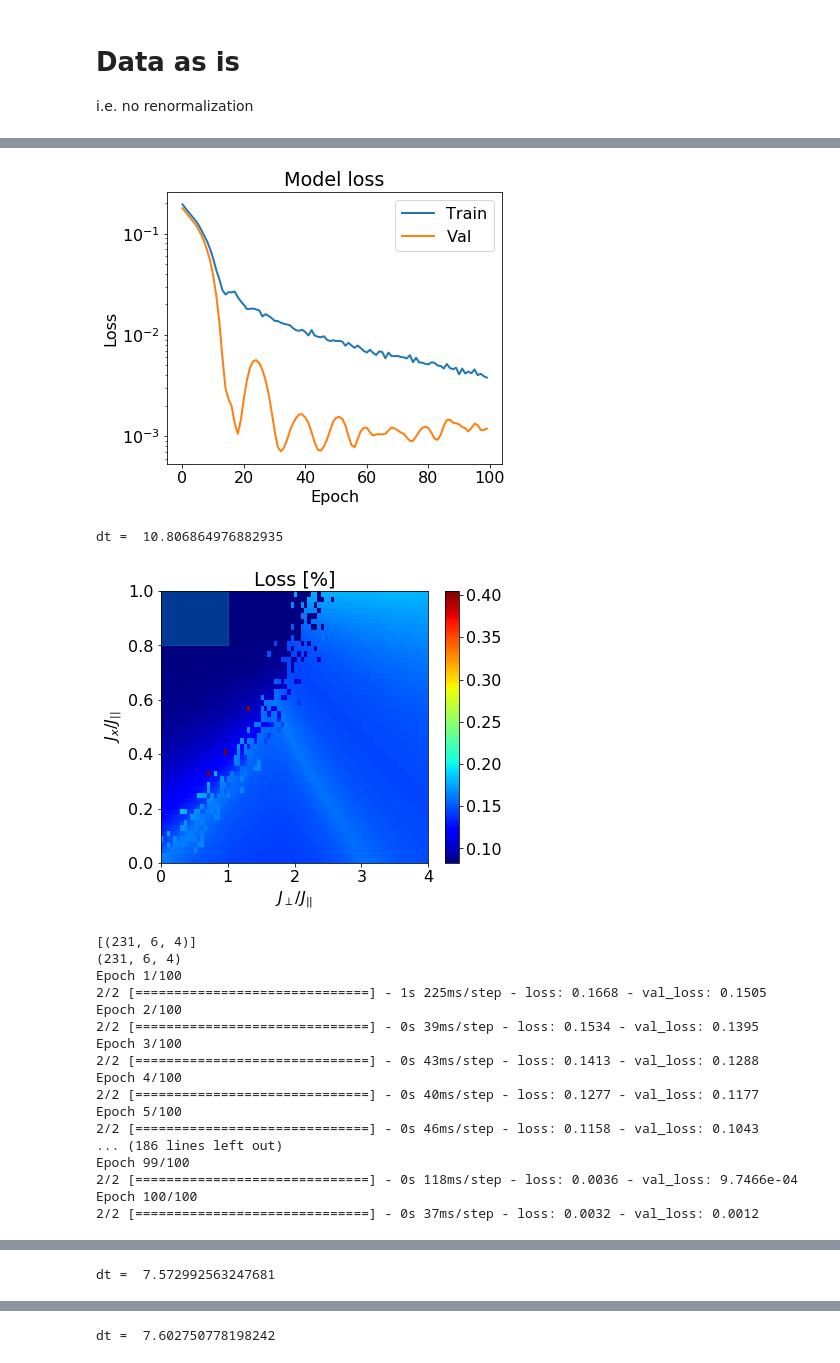
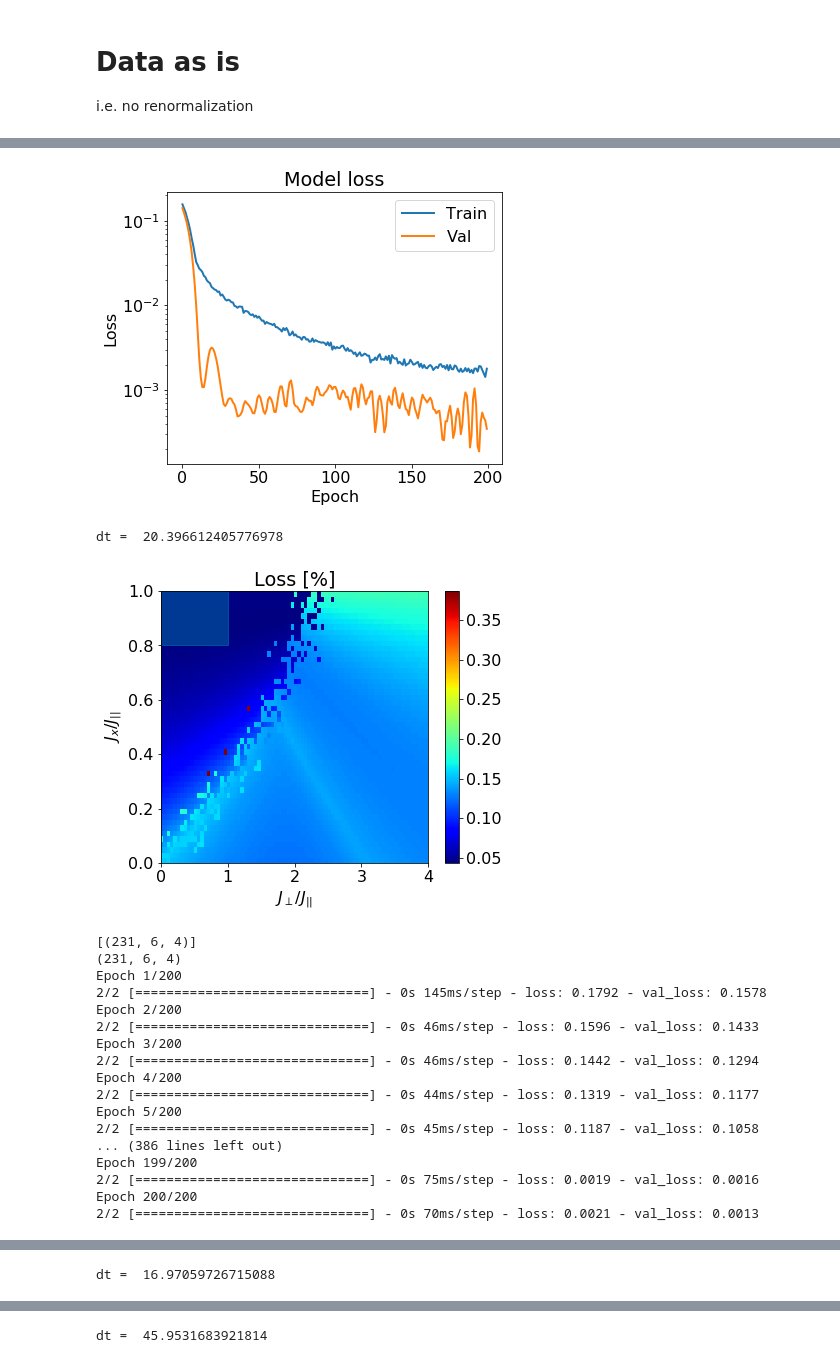
Before and after one commit to Qottmann/anomaly-detection-PEPS, a Jupyter notebook: 1-1_Fig-1-anomaly-detection.ipynb, the cells around one changed output, grey strips where cells are left out. Cells and saved outputs as stored; diff of their text form; code cells hidden in the pictures.

Commit message:
referee requests figure updates

```diff
--- a/1-1_Fig-1-anomaly-detection.ipynb
+++ b/1-1_Fig-1-anomaly-detection.ipynb
@@ -205,6 +205,8 @@ train_xss = [[(0,1)],[(3,4)],[(1,2)]]
 train_yss = [[(0.8,1)],[(0.8,1)],[(0,0.1)]]
 # %%
 import time
+# %%
+num_epochs = [200,200,600]
 # %%
 for training in range(3):
     t0 = time.time()
@@ -219,7 +221,7 @@ for training in range(3):
     print(x_train.shape)
 
     cnns[training] = training_run(x_train,choose_cnn = cnnx, name = name, provide_cnn = False,
-                 load_prev=False, num_epochs = 100,  verbose_val=1, batch_size = 128, shuffle=True, early=False,
+                 load_prev=False, num_epochs = num_epochs[training],  verbose_val=1, batch_size = 128, shuffle=True, early=False,
                  loss="mse", activation0 = 'relu', activation = 'linear', optimizer = "adam")
     print("dt = ", time.time()-t0)
     images_out = cnns[training].predict(x_test)
@@ -266,20 +268,20 @@ Epoch 100/100
-[figure, old version]
+[figure, new version]
-dt =  10.806864976882935
+dt =  20.396612405776978
-[figure, old version]
+[figure, new version]
 [(231, 6, 4)]
 (231, 6, 4)
-Epoch 1/100
-2/2 [==============================] - 1s 225ms/step - loss: 0.1668 - val_loss: 0.1505
-Epoch 2/100
-2/2 [==============================] - 0s 39ms/step - loss: 0.1534 - val_loss: 0.1395
-Epoch 3/100
-2/2 [==============================] - 0s 43ms/step - loss: 0.1413 - val_loss: 0.1288
-Epoch 4/100
-2/2 [==============================] - 0s 40ms/step - loss: 0.1277 - val_loss: 0.1177
-Epoch 5/100
-2/2 [==============================] - 0s 46ms/step - loss: 0.1158 - val_loss: 0.1043
-... (186 lines left out)
-Epoch 99/100
-2/2 [==============================] - 0s 118ms/step - loss: 0.0036 - val_loss: 9.7466e-04
-Epoch 100/100
-2/2 [==============================] - 0s 37ms/step - loss: 0.0032 - val_loss: 0.0012
+Epoch 1/200
+2/2 [==============================] - 0s 145ms/step - loss: 0.1792 - val_loss: 0.1578
+Epoch 2/200
+2/2 [==============================] - 0s 46ms/step - loss: 0.1596 - val_loss: 0.1433
+Epoch 3/200
+2/2 [==============================] - 0s 46ms/step - loss: 0.1442 - val_loss: 0.1294
+Epoch 4/200
+2/2 [==============================] - 0s 44ms/step - loss: 0.1319 - val_loss: 0.1177
+Epoch 5/200
+2/2 [==============================] - 0s 45ms/step - loss: 0.1187 - val_loss: 0.1058
+... (386 lines left out)
+Epoch 199/200
+2/2 [==============================] - 0s 75ms/step - loss: 0.0019 - val_loss: 0.0016
+Epoch 200/200
+2/2 [==============================] - 0s 70ms/step - loss: 0.0021 - val_loss: 0.0013
@@ -287,4 +289,4 @@ Epoch 100/100
-dt =  7.572992563247681
+dt =  16.97059726715088
 [figure]
 [(126, 6, 4)]
 (126, 6, 4)
@@ -307 +309 @@ Epoch 100/100
-dt =  7.602750778198242
+dt =  45.9531683921814
```
Also changed, not shown: parts of 2 cells of this notebook, 23 other files.
